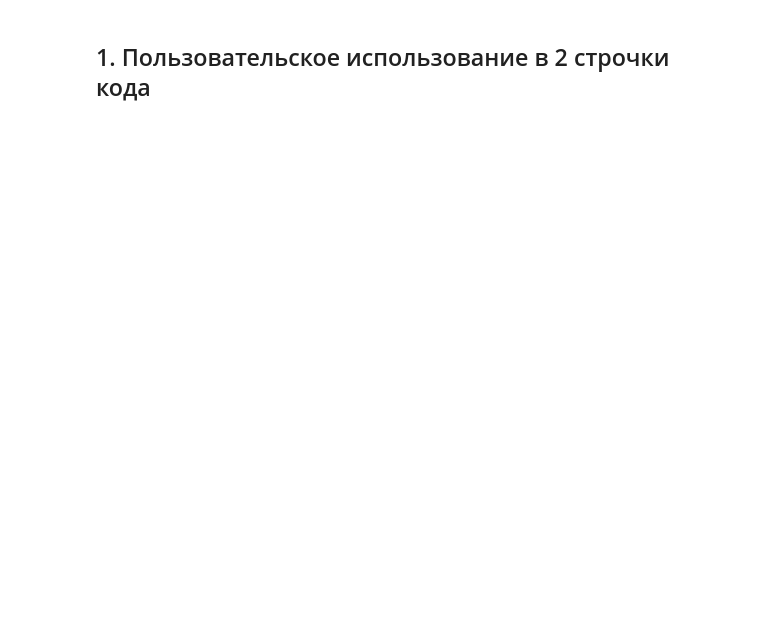
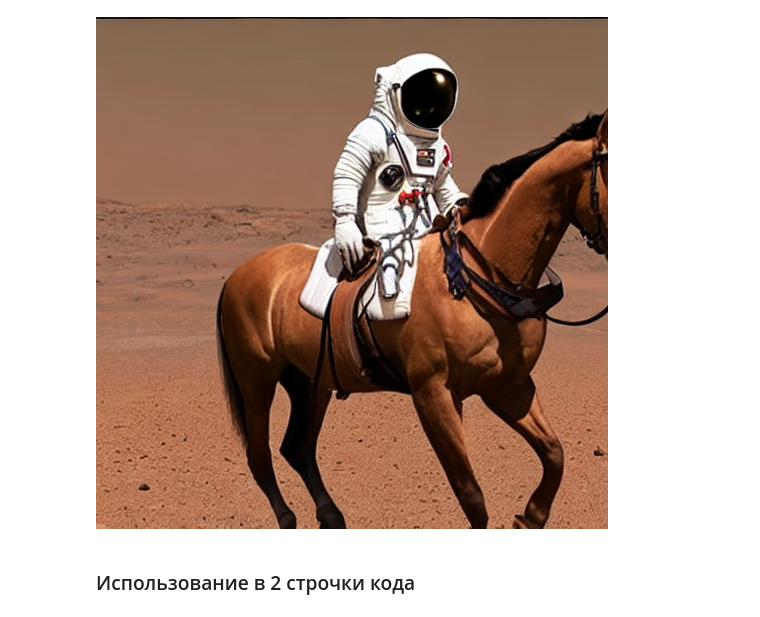
Before and after one commit to GrafikXxxxxxxYyyyyyyyyyy/YggDrasill, a Jupyter notebook: examples/diffusion_sd15.ipynb, the cells around one changed output. Drawn from its saved outputs; the diff is of its cells as text; code cells hidden in the pictures; blank space fills up the shorter version.

```diff
--- a/examples/diffusion_sd15.ipynb
+++ b/examples/diffusion_sd15.ipynb
@@ -4,0 +5,12 @@
+# %%
+from yggdrasill import Hypergraph
+
+graph = Hypergraph(name="MySD15Graph")
+
+graph.add_node("MyAwesomeBackbone", type="sd15.unet", pretrained="runwayml/stable-diffusion-v1-5")
+graph.add_node("MyAwesomeScheduler", type="sd15.scheduler", pretrained="runwayml/stable-diffusion-v1-5")
+graph.add_node("MyAwesomeTokenizer", type="sd15.tokenizer", pretrained="runwayml/stable-diffusion-v1-5")
+graph.add_node("MyAwesomeTextEncoder", type="sd15.text_encoder", pretrained="runwayml/stable-diffusion-v1-5")
+graph.add_node("MyAwesomeAutoencoder", type="sd15.autoencoder", pretrained="runwayml/stable-diffusion-v1-5")
+
+graph.to("cuda")
@@ -5,5 +27,20 @@
+# %%
+output = graph.run(
+    prompt="A photo of an astronaut riding a horse on mars",
+    negative_prompt="blurry",
+    num_inference_steps=50,
+    guidance_scale=7.5,
+    num_images_per_prompt=1,
+    seed=42,
+    width=512,
+    height=512,
+)
+
+output.images[0]
+# %% [output]
+[figure, added]
 # %% [markdown]
-## 1. Пользовательское использование в 2 строчки кода
+### Использование в 2 строчки кода
 # %%
 from yggdrasill import Hypergraph
 
```
Also changed, not shown: parts of 16 cells of this notebook, 24 other files.
